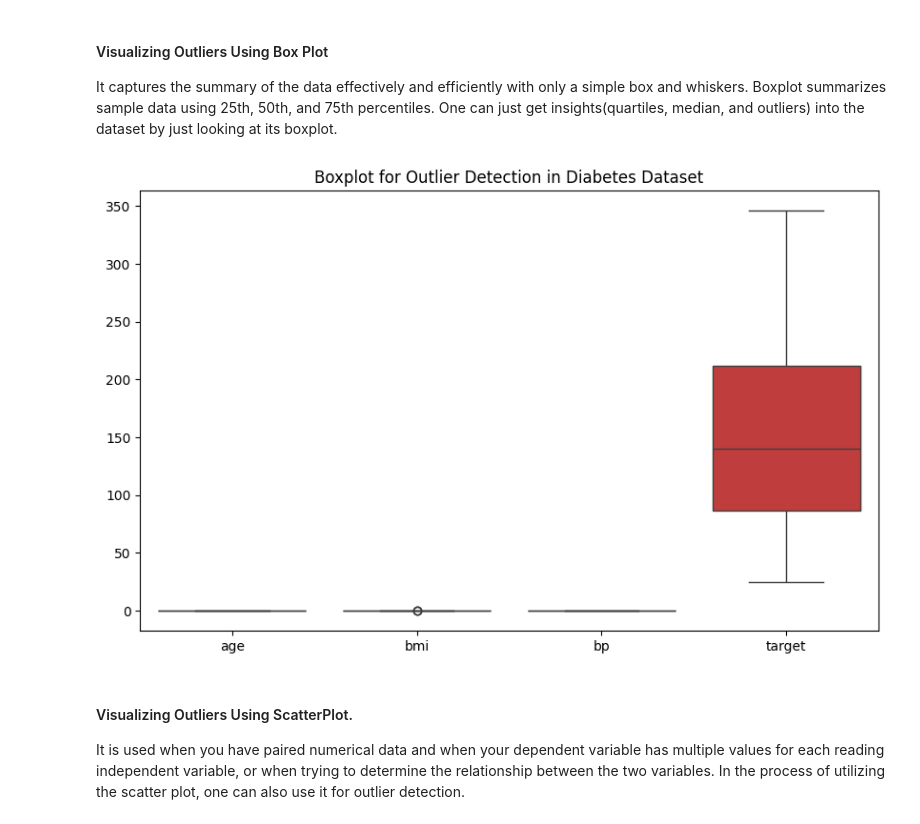
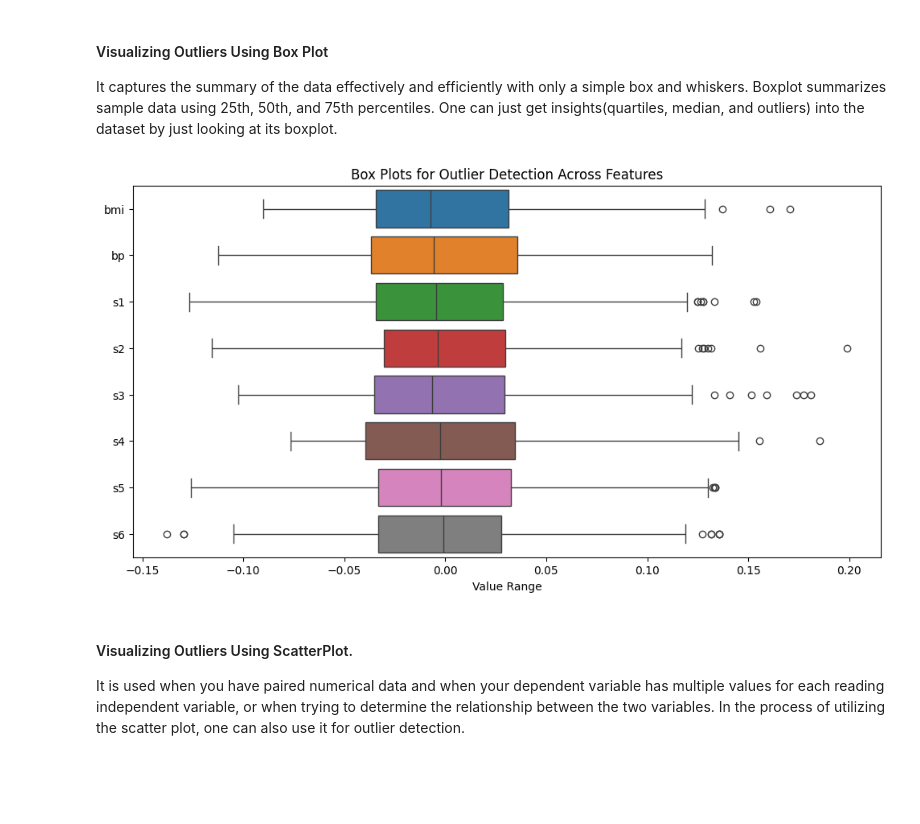
Before and after one commit to jatinder3762/dataCleaning_Lab4, a Jupyter notebook: week5Lab_Students.ipynb, the cells around one changed output. Cells and saved outputs as stored; diff of their text form; code cells hidden in the pictures; blank space fills up the shorter version.

Commit message:
Updated code for Diabetes

```diff
--- a/week5Lab_Students.ipynb
+++ b/week5Lab_Students.ipynb
@@ -603,20 +603,18 @@ plt.show()
 # %% [markdown]
 #### Visualizing Outliers Using Box Plot
 It captures the summary of the data effectively and efficiently with only a simple box and whiskers. Boxplot summarizes sample data using 25th, 50th, and 75th percentiles. One can just get insights(quartiles, median, and outliers) into the dataset by just looking at its boxplot.
-# %%
-# Boxplot method for diabetes dataset
-diabetes = load_diabetes()
-# convert to dataframe
-diabetes_df = pd.DataFrame(data=diabetes.data, columns=diabetes.feature_names)
-diabetes_df['target'] = diabetes.target
-diabetes_df.head()
-
-plt.figure(figsize=(10, 6))
-sns.boxplot(data=diabetes_df[['age', 'bmi', 'bp', 'target']])
-plt.title('Boxplot for Outlier Detection in Diabetes Dataset')
-plt.show()
-# %% [output]
-[figure, removed]
+# %%
+# Select numerical columns to visualize
+features = ['bmi', 'bp', 's1', 's2', 's3', 's4', 's5', 's6']
+
+# Set up the plot
+plt.figure(figsize=(12, 6))
+sns.boxplot(data=diabetes_df[features], orient='h')
+plt.title('Box Plots for Outlier Detection Across Features')
+plt.xlabel('Value Range')
+plt.show()
+# %% [output]
+[figure, added]
 # %% [markdown]
 #### Visualizing Outliers Using ScatterPlot.
 
```
Also changed, not shown: parts of 2 cells of this notebook, 3 other files.
